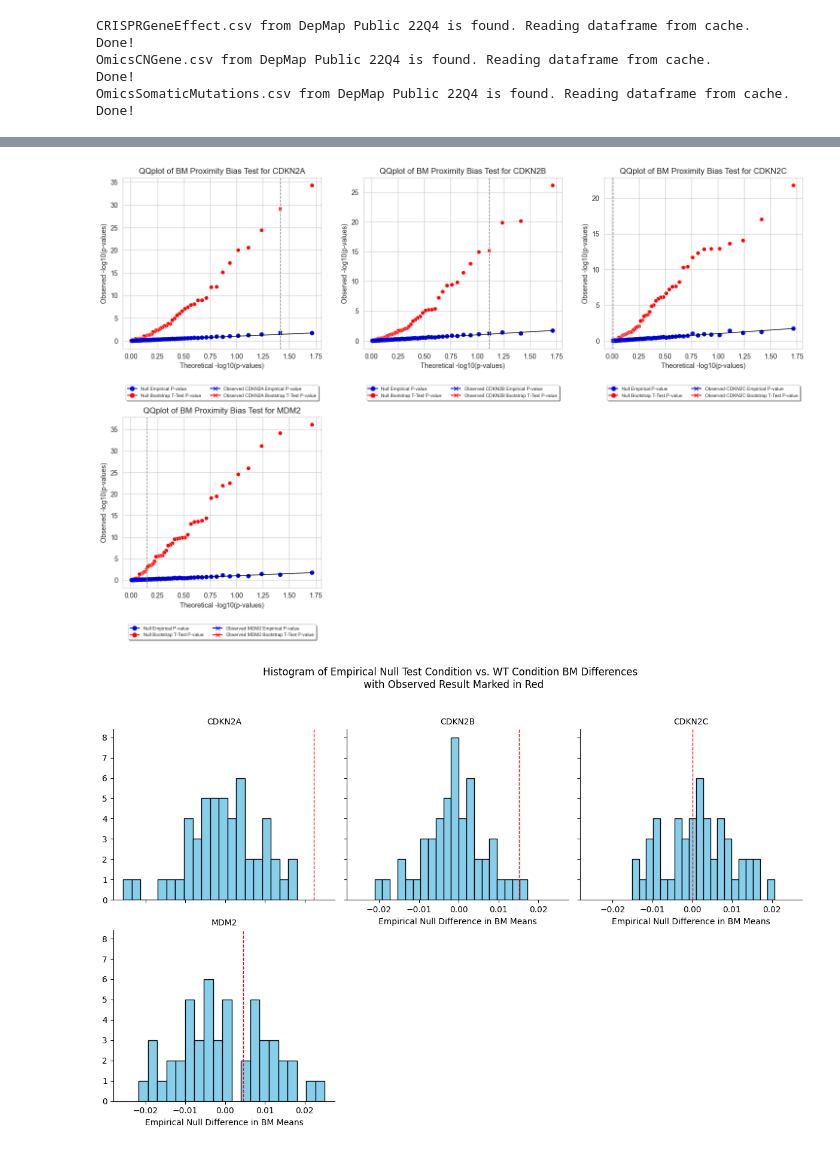
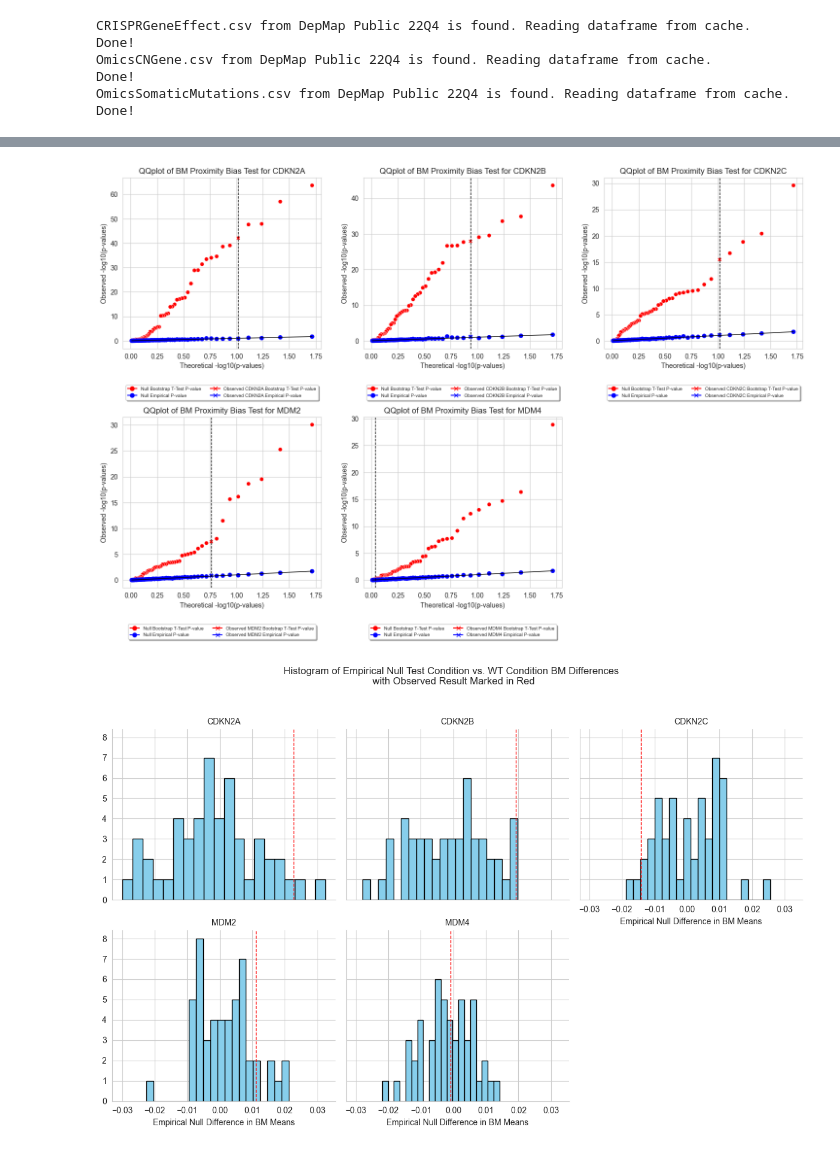
Before and after one commit to anderseng/proxbias, a Jupyter notebook: proxbias/notebooks/DepMap_Driver_Scan_Miscalibration.ipynb, the cells around one changed output, grey strips where cells are left out. Cells and saved outputs as stored; diff of their text form; code cells hidden in the pictures.

Commit message:
add p53 lof amp driver gene results

```diff
--- a/proxbias/notebooks/DepMap_Driver_Scan_Miscalibration.ipynb
+++ b/proxbias/notebooks/DepMap_Driver_Scan_Miscalibration.ipynb
@@ -30,7 +30,7 @@ Done!
 OmicsSomaticMutations.csv from DepMap Public 22Q4 is found. Reading dataframe from cache.
 Done!
 # %%
-permuted_null=pd.read_csv("p53_lof_permuted_null_LOF_genes_50shuff.txt", sep="\t")
+permuted_null=pd.read_csv("p53_lof_permuted_null_AMP_genes.txt", sep="\t")
 permuted_null.head()
 # %% [output]
 |  | Unnamed: 0 | gene | test_stats | test_mean | wt_stats | wt_mean | diff | search_mode | n_models | ... |
@@ -86,8 +70,4 @@ test
 # %%
-import matplotlib.pyplot as plt
-import seaborn as sns
-import numpy as np
-
 # Function to create QQ plot
 def qq_plot(df, gene_name, ax=None):
     # Ensure the p-values are sorted for plotting
@@ -118,7 +98,7 @@ def qq_plot(df, gene_name, ax=None):
     # Draw a horizontal line at the observed value
     gene_data = df[df['result_type'] == "observed"]
     observed_theoretical = gene_data['theoretical'].values[0]
-    ax.axvline(x=observed_theoretical, color='grey', linestyle='--', linewidth=1, label='Observed Gene P-value')
+    ax.axvline(x=observed_theoretical, color='black', linestyle='--', linewidth=1, label='Observed Gene P-value')
 
     # Labels and title
     ax.set_xlabel('Theoretical -log10(p-values)')
@@ -128,10 +108,10 @@ def qq_plot(df, gene_name, ax=None):
     # Custom legend below the plot
     from matplotlib.lines import Line2D
     legend_elements = [
+        Line2D([0], [0], marker='o', color='red', label='Null Bootstrap T-Test P-value'),
         Line2D([0], [0], marker='o', color='blue', label='Null Empirical P-value'),
-        Line2D([0], [0], marker='o', color='red', label='Null Bootstrap T-Test P-value'),
-        Line2D([0], [0], marker='x', color='blue', label=f'Observed {gene_name} Empirical P-value'),
-        Line2D([0], [0], marker='x', color='red', label=f'Observed {gene_name} Bootstrap T-Test P-value')
+        Line2D([0], [0], marker='x', color='red', label=f'Observed {gene_name} Bootstrap T-Test P-value'),
+        Line2D([0], [0], marker='x', color='blue', label=f'Observed {gene_name} Empirical P-value')
     ]
     ax.legend(handles=legend_elements, loc='upper center', bbox_to_anchor=(0.5, -0.2), shadow=True, ncol=2, fontsize='x-small')
 
@@ -140,34 +120,34 @@ def qq_plot(df, gene_name, ax=None):
 def faceted_qq_plots(df):
     genes = df['gene'].unique()  # Get unique gene names from the dataframe
     num_genes = len(genes)
     num_cols = 3  # Number of columns in the grid layout
     num_rows = (num_genes + num_cols - 1) // num_cols  # Calculate number of rows needed
 
     fig, axes = plt.subplots(num_rows, num_cols, figsize=(15, 5*num_rows))
 
     for i, gene in enumerate(genes):
         row = i // num_cols
         col = i % num_cols
         ax = axes[row, col] if num_rows > 1 else axes[col]
         gene_data = df[df['gene'] == gene]
         qq_plot(gene_data, gene, ax=ax)
 
     # Remove empty plots
     for i in range(len(genes), num_rows*num_cols):
         row = i // num_cols
         col = i % num_cols
         if num_rows > 1:
             fig.delaxes(axes[row, col])
         else:
             fig.delaxes(axes[col])
 
     plt.tight_layout()
     plt.show()
 
 # Example usage:
 faceted_qq_plots(test)
 # %% [output]
-[figure, old version]
+[figure, new version]
 # %%
 def plot_empirical_null_histogram(df, gene_column='gene'):
     """
@@ -212,4 +192,4 @@ def plot_empirical_null_histogram(df, gene_column='gene'):
 # Assuming df is your pandas DataFrame with the provided data
 plot_empirical_null_histogram(permuted_null, gene_column='gene')
 # %% [output]
-[figure, old version]
+[figure, new version]
```
Also changed, not shown: parts of 2 cells of this notebook, 1 other file.
